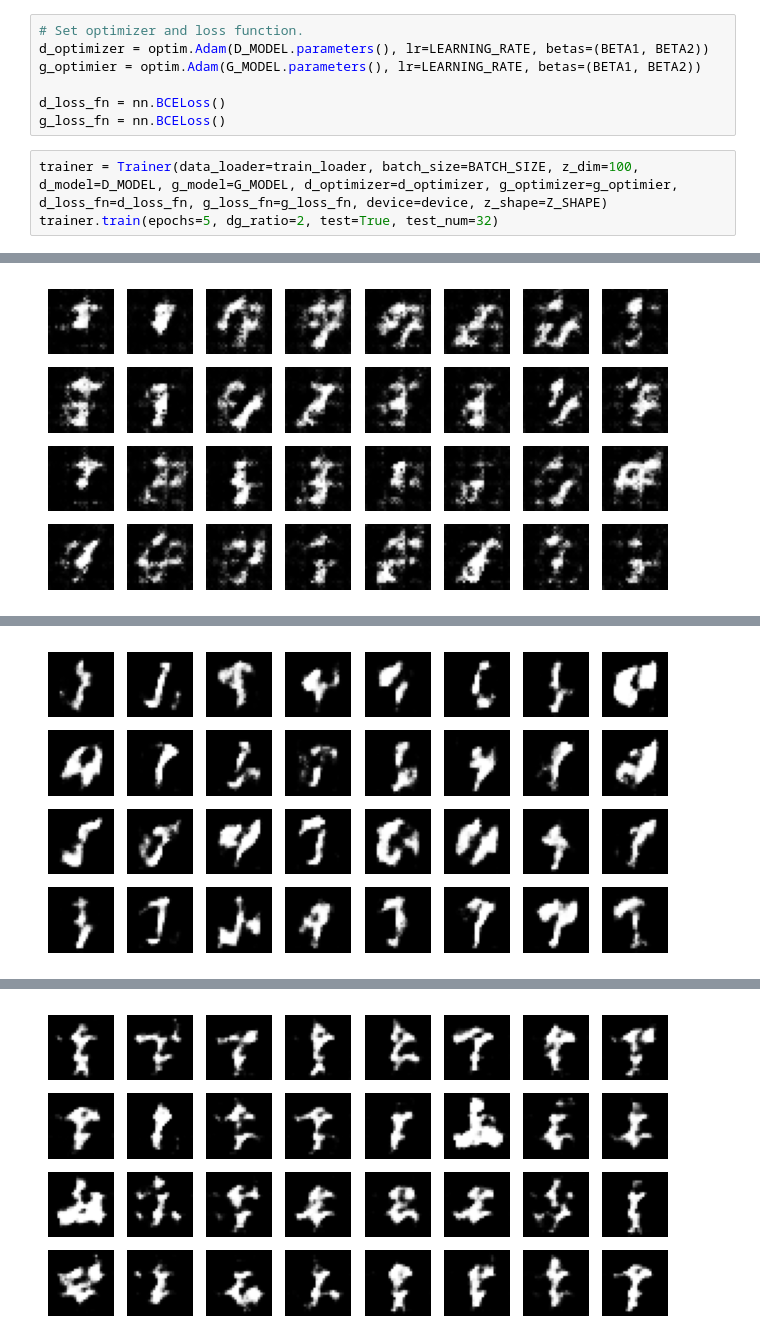
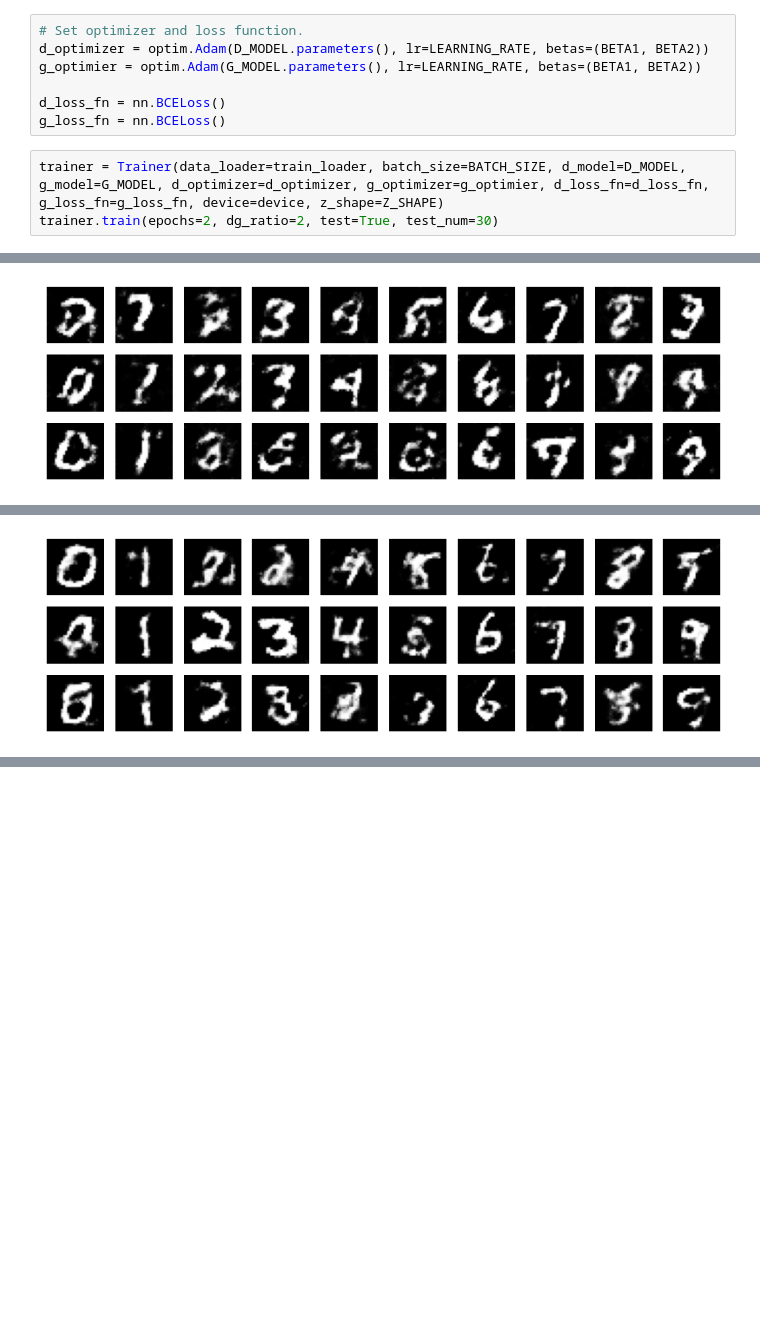
Before and after one commit to 91d906h4/MNIST-C-DCGAN, a Jupyter notebook: src/main.ipynb, the cells around one changed output, grey strips where cells are left out. Drawn from its saved outputs; the diff is of its cells as text; blank space fills up the shorter version.

```diff
--- a/src/main.ipynb
+++ b/src/main.ipynb
@@ -115,6 +98,6 @@ g_optimier = optim.Adam(G_MODEL.parameters(), lr=LEARNING_RATE, betas=(BETA1, BE
 d_loss_fn = nn.BCELoss()
 g_loss_fn = nn.BCELoss()
 # %%
-trainer = Trainer(data_loader=train_loader, batch_size=BATCH_SIZE, z_dim=100, d_model=D_MODEL, g_model=G_MODEL, d_optimizer=d_optimizer, g_optimizer=g_optimier, d_loss_fn=d_loss_fn, g_loss_fn=g_loss_fn, device=device, z_shape=Z_SHAPE)
-trainer.train(epochs=5, dg_ratio=2, test=True, test_num=32)
+trainer = Trainer(data_loader=train_loader, batch_size=BATCH_SIZE, d_model=D_MODEL, g_model=G_MODEL, d_optimizer=d_optimizer, g_optimizer=g_optimier, d_loss_fn=d_loss_fn, g_loss_fn=g_loss_fn, device=device, z_shape=Z_SHAPE)
+trainer.train(epochs=2, dg_ratio=2, test=True, test_num=30)
 # %% [output]
@@ -122 +105 @@ Epoch: 0 | Time: 44.368 | D Loss: 0.428 | G Loss: 1.881
-[figure, old version]
+[figure, new version]
@@ -124 +107 @@ Epoch: 1 | Time: 43.673 | D Loss: 0.363 | G Loss: 2.324
-[figure, old version]
+[figure, new version]
@@ -126 +107,0 @@ Epoch: 2 | Time: 43.031 | D Loss: 0.326 | G Loss: 2.490
-[figure, removed]
```
Also changed, not shown: parts of 4 cells of this notebook.
